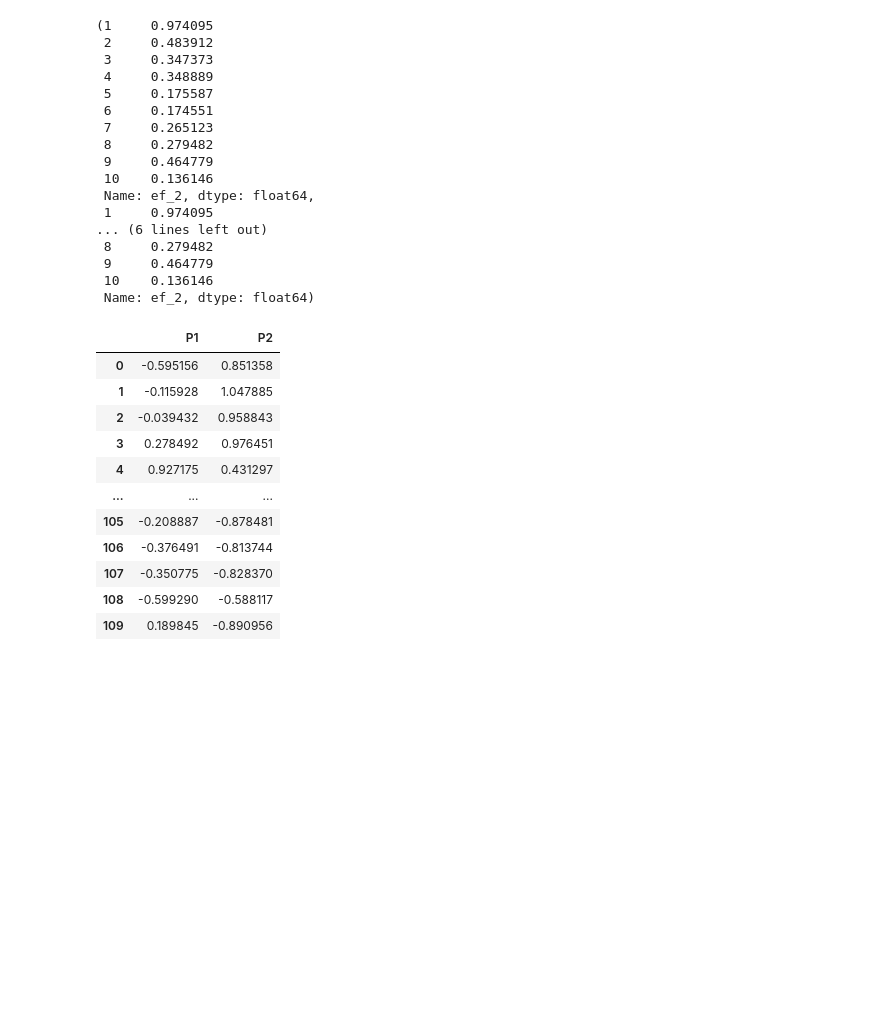
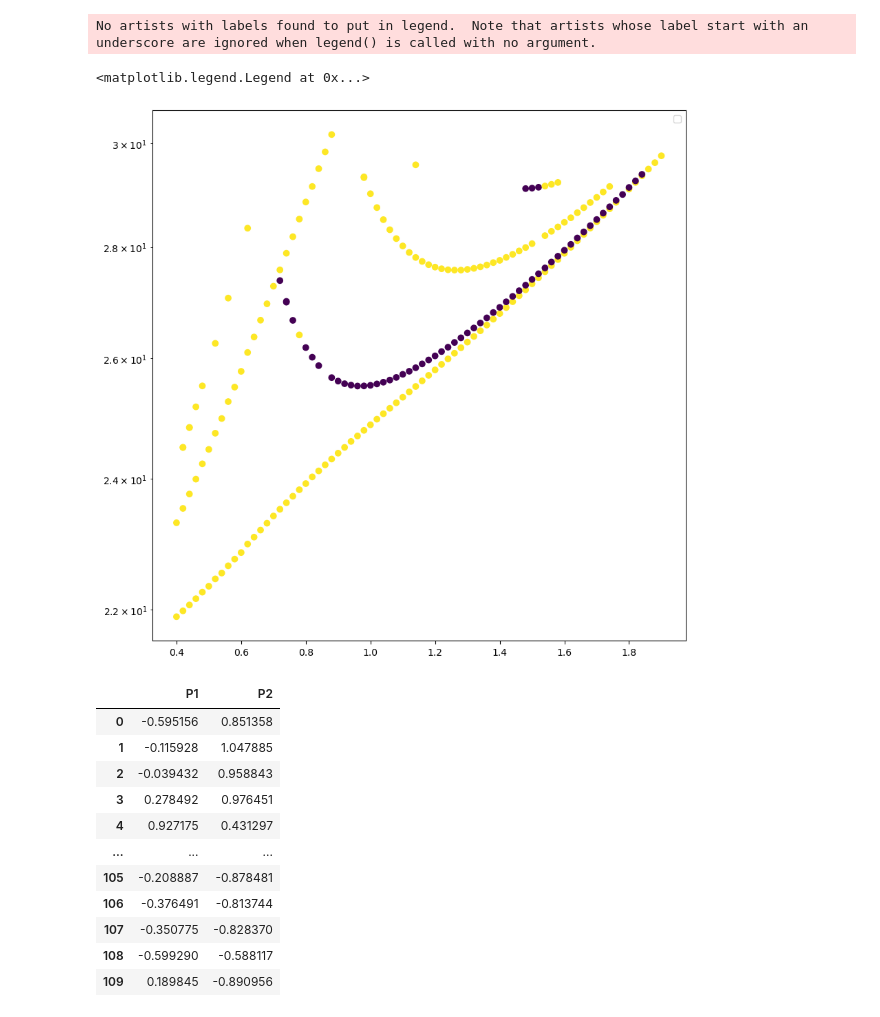
Before and after one commit to aluatar/mom_processing, a Jupyter notebook: notebook.ipynb, the cells around one changed output. Cells and saved outputs as stored; diff of their text form; code cells hidden in the pictures; blank space fills up the shorter version.

```diff
--- a/notebook.ipynb
+++ b/notebook.ipynb
@@ -58,23 +63,16 @@ No artists with labels found to put in legend.  Note that artists whose label st
-# %%
-df.loc[df['param_0']==1]['ef_2'],(df.loc[df['param_0']==1]['ef_2'])
-# %% [output]
-(1     0.974095
- 2     0.483912
- 3     0.347373
- 4     0.348889
- 5     0.175587
- 6     0.174551
- 7     0.265123
- 8     0.279482
- 9     0.464779
- 10    0.136146
- Name: ef_2, dtype: float64,
- 1     0.974095
-... (6 lines left out)
- 8     0.279482
- 9     0.464779
- 10    0.136146
- Name: ef_2, dtype: float64)
+# %%
+import matplotlib.pyplot as plt
+_df = df.loc[df['m']==2]#.loc[df['p']==-1]
+fig = plt.figure(figsize=(10,10), dpi=100)
+ax = fig.add_subplot(111)
+
+ax.scatter(_df['param_0'], _df['ef_1'], c=_df['p'])
+ax.set_yscale('log')
+plt.legend()
+# %% [output]
+No artists with labels found to put in legend.  Note that artists whose label start with an underscore are ignored when legend() is called with no argument.
+<matplotlib.legend.Legend at 0x...>
+[figure, added]
 # %%
 import pandas as pd
 import numpy as np
```
Also changed, not shown: parts of 4 cells of this notebook, 1 other file.
